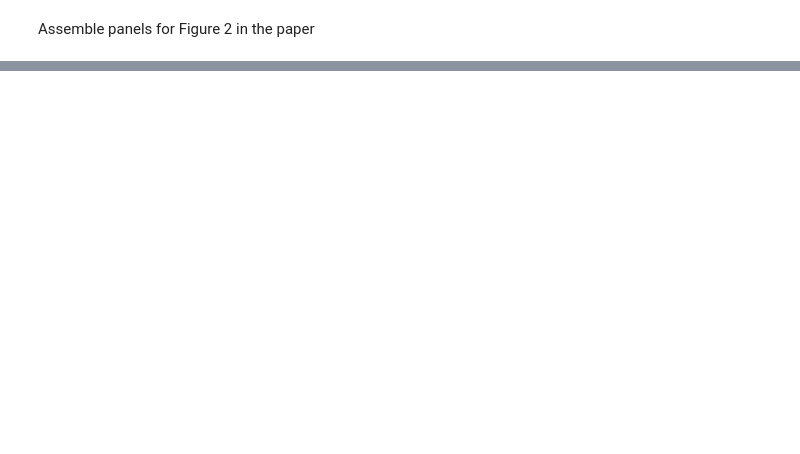
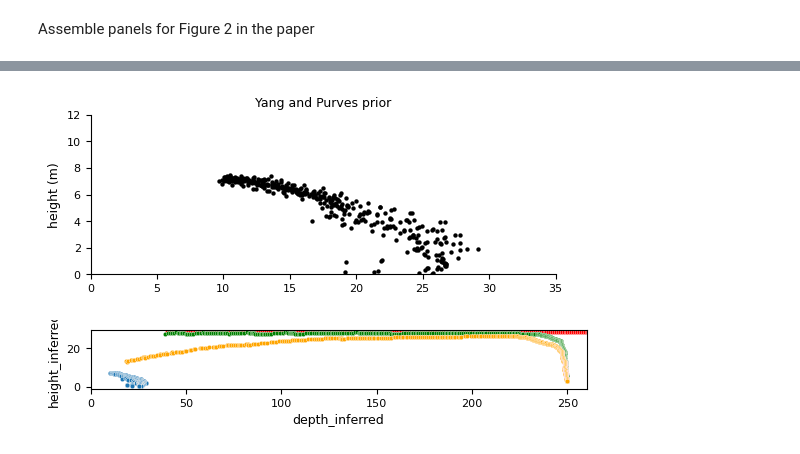
Before and after one commit to cskemp/phantomlighthouse, a Jupyter notebook: model/model_predictions.ipynb, the cells around one changed output, grey strips where cells are left out. Drawn from its saved outputs; the diff is of its cells as text; code cells hidden in the pictures; blank space fills up the shorter version.

Commit message:
resubmission version

```diff
--- a/model/model_predictions.ipynb
+++ b/model/model_predictions.ipynb
@@ -607,0 +1171,21 @@ The two dataframes printed above suggest that the critical point occurs at aroun
+# %%
+df_yp = make_df(prior_yp)
+df_yp_smooth = make_df(prior_yp_smooth)
+
+plot_prior(df_yp_smooth, (12,35,9), 'Yang and Purves prior')
+
+df_uniform_dense_yp = beam_inference(beam_height, prior_yp_smooth['angles'], prior_yp_smooth['distance_prior'], prior_yp_smooth['weight_prior'],sigma, likelihood='uniform', estimator = estimator_mean, version = 'dense')
+df_constnoise_dense_yp = beam_inference(beam_height, prior_yp_smooth['angles'], prior_yp_smooth['distance_prior'], prior_yp_smooth['weight_prior'], sigma, likelihood = 'gaussian', estimator = estimator_mean, version = 'dense')
+df_ddnoise_dense_yp = beam_inference(beam_height, prior_yp_smooth['angles'], prior_yp_smooth['distance_prior'], prior_yp_smooth['weight_prior'], sigma_dd, likelihood = 'lognormal', estimator = estimator_mean, version = 'dense')
+
+plt.axes().set_aspect('equal')
+# compare results for the three likelihoods
+sns.scatterplot(data=df_uniform_dense_yp, x="depth_inferred", y="height_inferred", s = markersize)
+sns.scatterplot(data=df_uniform_dense_yp, x="depth_true", y="height_true", color='red', s = markersize) # true beam in red
+sns.scatterplot(data=df_ddnoise_dense_yp, x="depth_inferred", y="height_inferred", color='green', s = markersize)
+sns.scatterplot(data=df_constnoise_dense_yp, x="depth_inferred", y="height_inferred", color='orange', s = markersize)
+plt.xlim(xmin=0, xmax = 260)
+plt.show()
+# %% [output]
+[figure, added]
+[figure, added]
```
Also changed, not shown: parts of 33 cells of this notebook, 30 other files.
